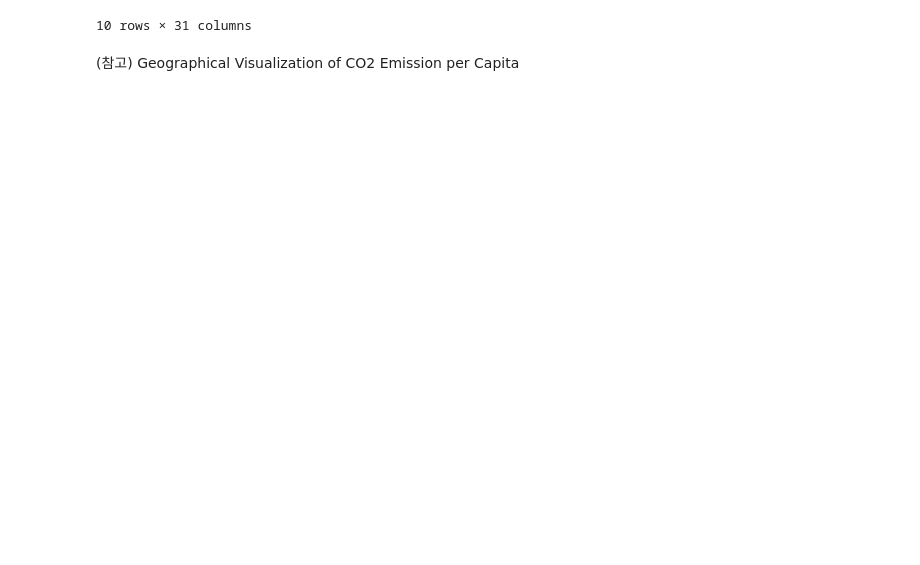
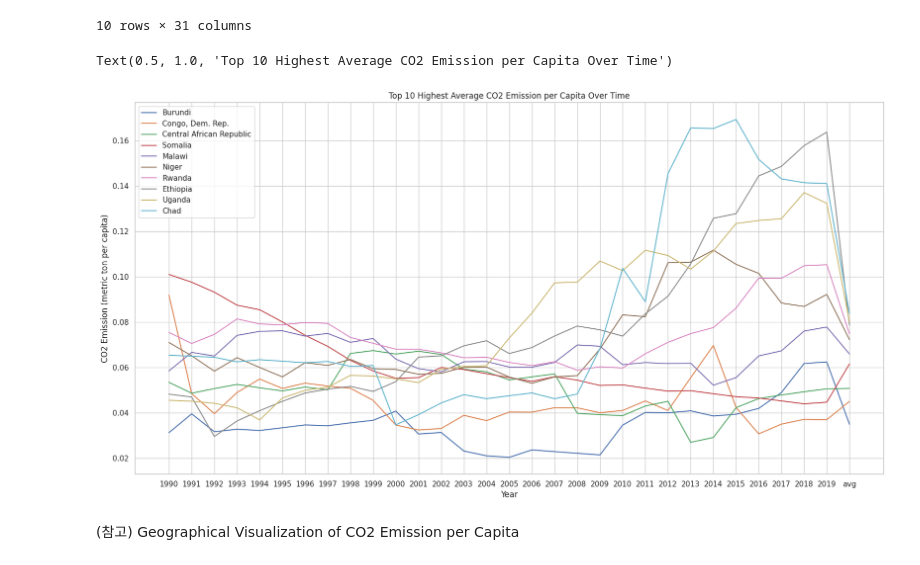
Before and after one commit to ongunma/gylim, a Jupyter notebook: 1120M_임건영_201921172.ipynb, the cells around one changed output. Drawn from its saved outputs; the diff is of its cells as text; code cells hidden in the pictures; blank space fills up the shorter version.

```diff
--- a/1120M_임건영_201921172.ipynb
+++ b/1120M_임건영_201921172.ipynb
@@ -512,6 +512,19 @@ co2_avg
 | Uganda | 0.045522 | 0.045116 | 0.044177 | 0.042240 | 0.036881 | 0.046539 | 0.049922 | 0.051257 | 0.056526 | 0.056203 | ... |
 | Chad | 0.065401 | 0.064966 | 0.064498 | 0.062463 | 0.063412 | 0.062766 | 0.062061 | 0.062637 | 0.060489 | 0.060843 | ... |
 10 rows × 31 columns
+# %%
+fig, ax = plt.subplots(figsize =(20, 10))
+n = 0
+while n <10:
+    sns.lineplot( x = co2_avg.columns, y = co2_avg.iloc[n], label = co2_avg.index[n])
+    n = n + 1
+
+plt.xlabel("Year")
+plt.ylabel("CO2 Emission (metric ton per capita)")
+plt.title("Top 10 Highest Average CO2 Emission per Capita Over Time")
+# %% [output]
+Text(0.5, 1.0, 'Top 10 Highest Average CO2 Emission per Capita Over Time')
+[figure, added]
 # %% [markdown]
 (참고) Geographical Visualization of CO2 Emission per Capita
 # %%
```
Also changed, not shown: parts of 1 cell of this notebook.
